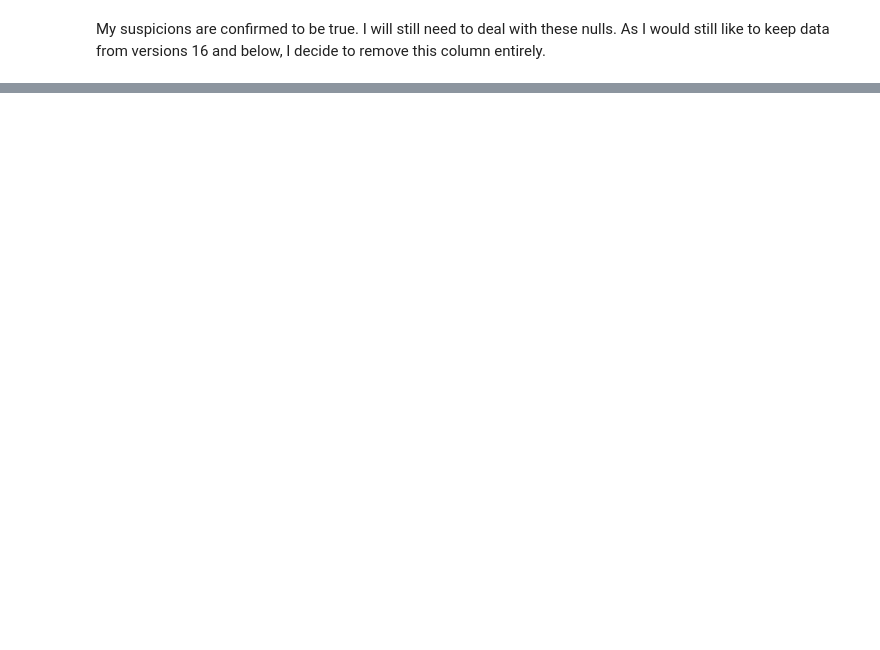
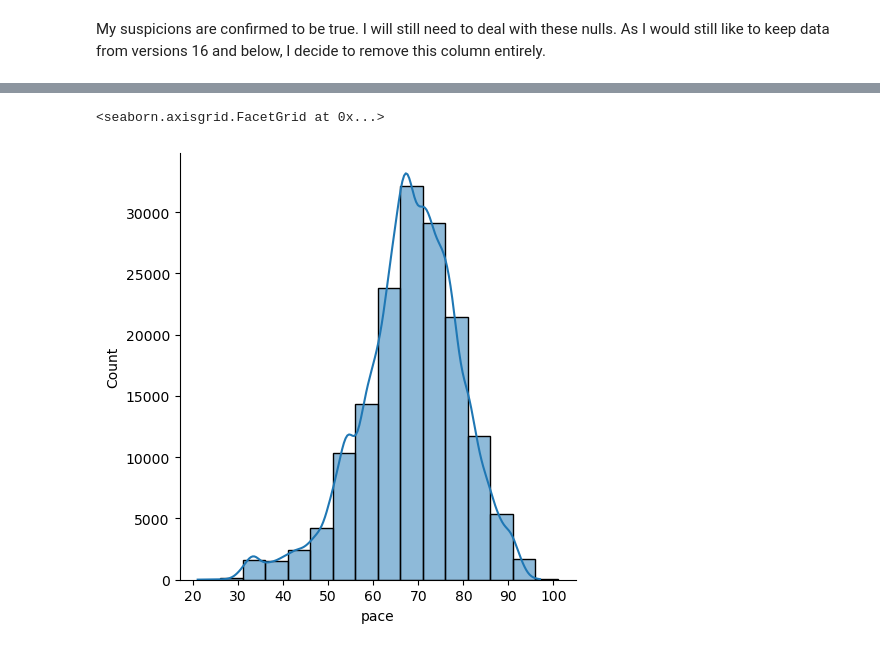
Before and after one commit to ish10k/footballer-wage-prediction, a Jupyter notebook: footballer-wage-prediction.ipynb, the cells around one changed output, grey strips where cells are left out. Cells and saved outputs as stored; diff of their text form; code cells hidden in the pictures; blank space fills up the shorter version.

```diff
--- a/footballer-wage-prediction.ipynb
+++ b/footballer-wage-prediction.ipynb
@@ -575,0 +428,6 @@ sns.pairplot(
+# %%
+sns.displot(df['pace'], binwidth=5, kde=True)
+#sns.boxplot(df, x='pace')
+# %% [output]
+<seaborn.axisgrid.FacetGrid at 0x...>
+[figure, added]
```
Also changed, not shown: parts of 64 cells of this notebook, 1 other file.
